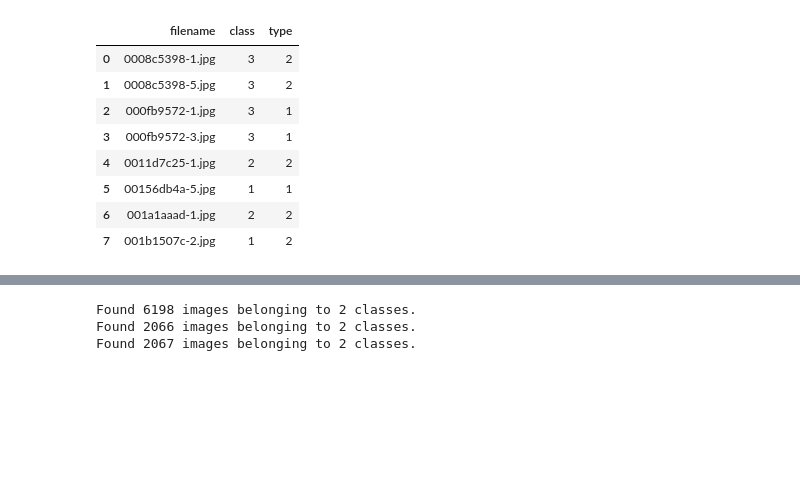
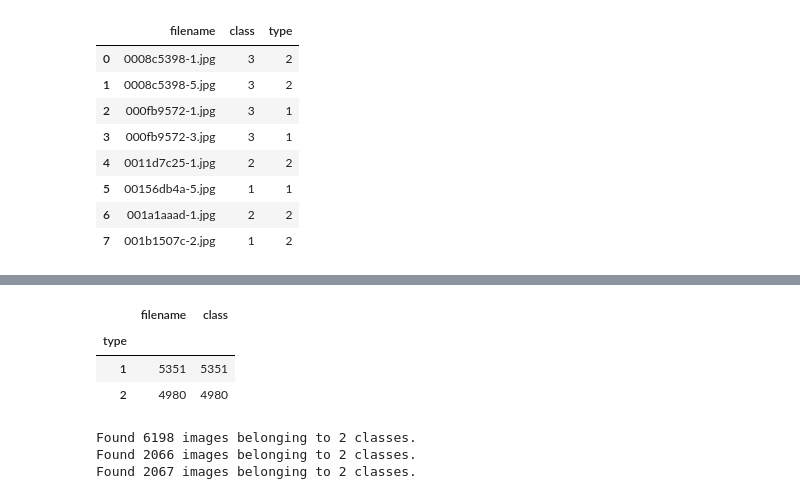
Before and after one commit to D-M-Moriarty/Pet-Adoption, a Jupyter notebook: notebooks/Train cat dog classifier.ipynb, the cells around one changed output, grey strips where cells are left out. Drawn from its saved outputs; the diff is of its cells as text; code cells hidden in the pictures; blank space fills up the shorter version.

```diff
--- a/notebooks/Train cat dog classifier.ipynb
+++ b/notebooks/Train cat dog classifier.ipynb
@@ -265,3 +265,10 @@ generator_df.groupby('type').size().plot.bar()
+# %%
+generator_df.groupby('type').count()
+# %% [output]
+|  | filename | class |
+| type |  |  |
+| 1 | 5351 | 5351 |
+| 2 | 4980 | 4980 |
 # %%
 from sklearn.model_selection import train_test_split
 
```
Also changed, not shown: parts of 1 cell of this notebook, 1 other file.
